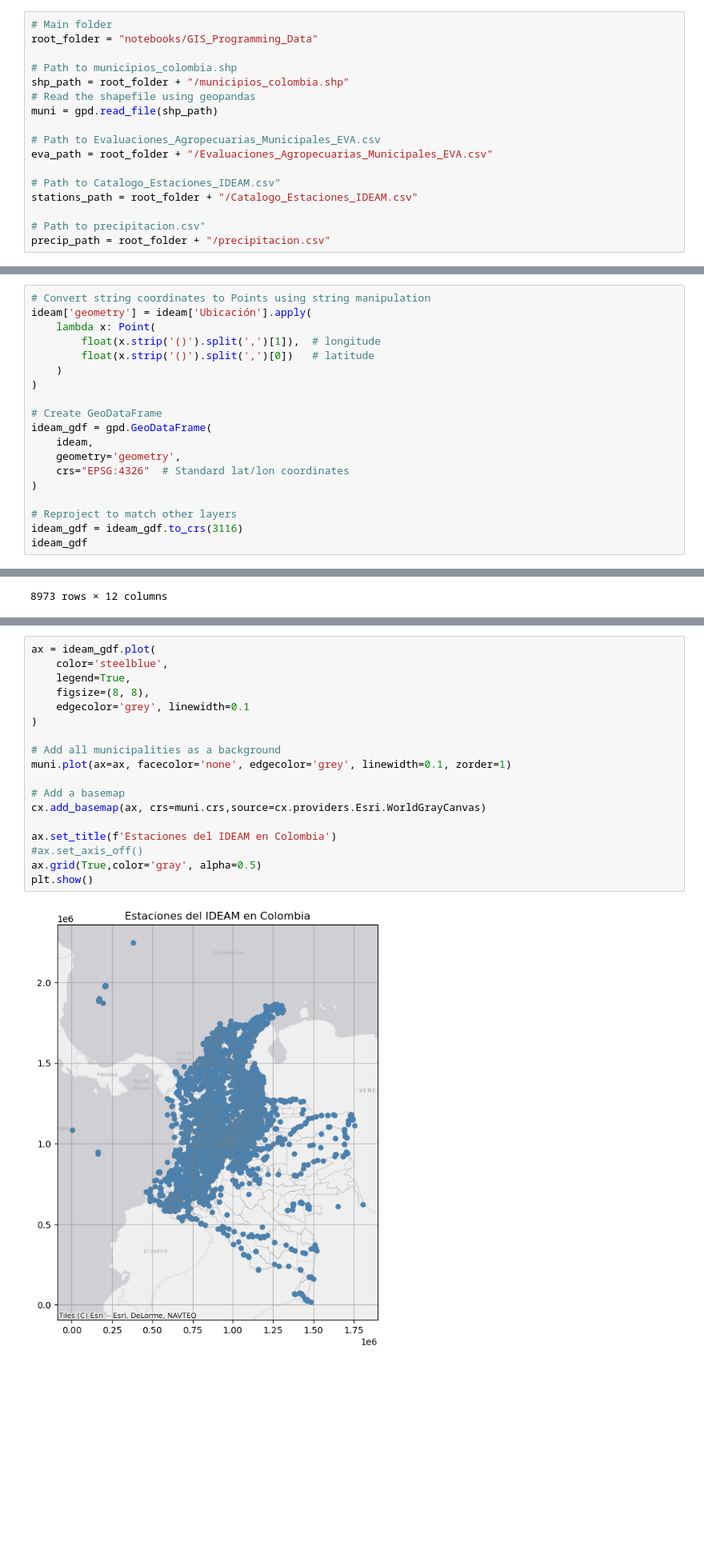
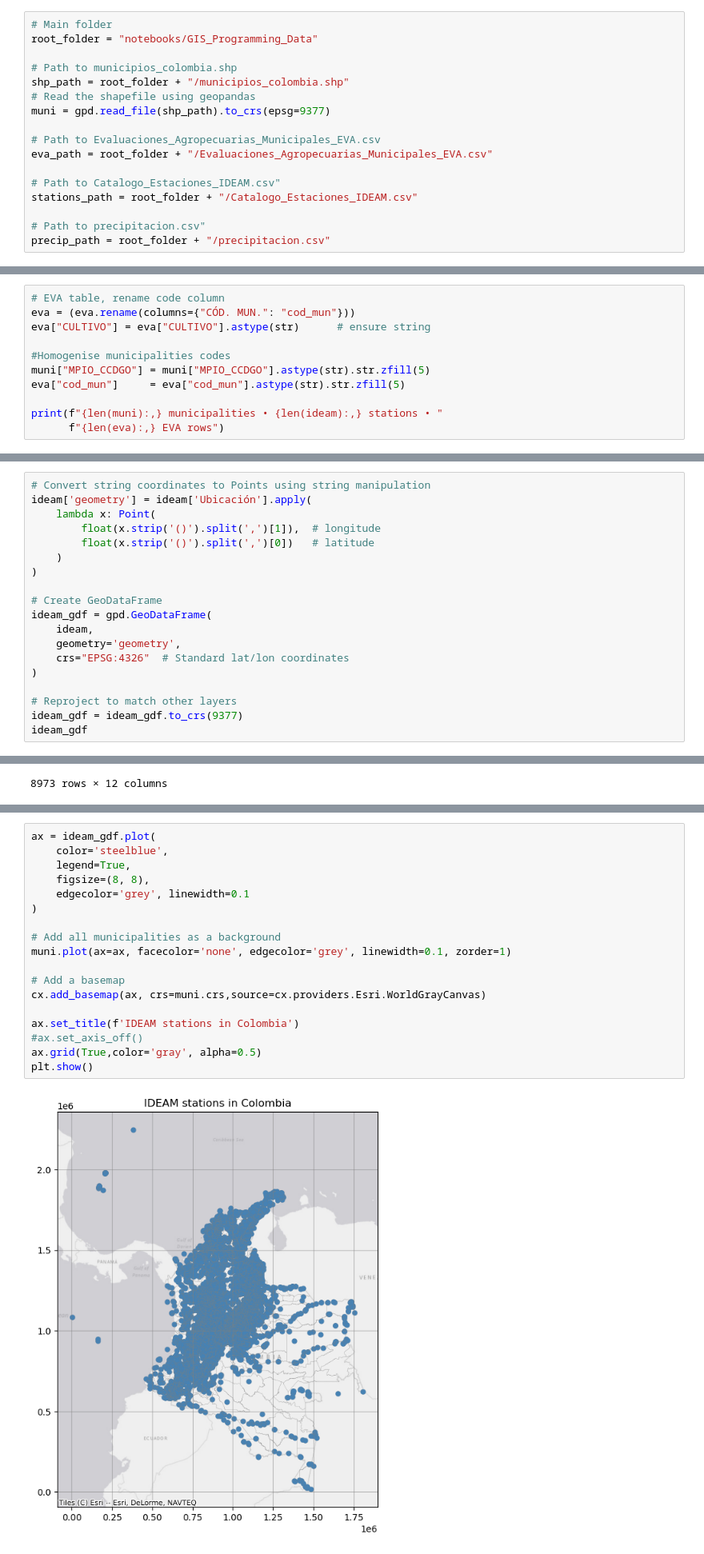
Before and after one commit to aliciaarevalor/PS, a Jupyter notebook: Workshop2_AliciaArevalo.ipynb, the cells around one changed output, grey strips where cells are left out. Shown: that part at 80% size. Saved outputs shown, nothing was run; the diff lists cells and outputs as text; blank space fills up the shorter version.

```diff
--- a/Workshop2_AliciaArevalo.ipynb
+++ b/Workshop2_AliciaArevalo.ipynb
@@ -22,7 +26,7 @@ root_folder = "notebooks/GIS_Programming_Data"
 # Path to municipios_colombia.shp
 shp_path = root_folder + "/municipios_colombia.shp"
 # Read the shapefile using geopandas
-muni = gpd.read_file(shp_path)
+muni = gpd.read_file(shp_path).to_crs(epsg=9377)
 
 # Path to Evaluaciones_Agropecuarias_Municipales_EVA.csv
 eva_path = root_folder + "/Evaluaciones_Agropecuarias_Municipales_EVA.csv"
@@ -40,0 +47,11 @@ precip= pd.read_csv(precip_path, encoding='utf-8')
+# %%
+# EVA table, rename code column
+eva = (eva.rename(columns={"CÓD. MUN.": "cod_mun"}))
+eva["CULTIVO"] = eva["CULTIVO"].astype(str)      # ensure string
+
+#Homogenise municipalities codes
+muni["MPIO_CCDGO"] = muni["MPIO_CCDGO"].astype(str).str.zfill(5)
+eva["cod_mun"]     = eva["cod_mun"].astype(str).str.zfill(5)
+
+print(f"{len(muni):,} municipalities • {len(ideam):,} stations • "
+      f"{len(eva):,} EVA rows")
@@ -57,7 +76,7 @@ ideam_gdf = gpd.GeoDataFrame(
 )
 
 # Reproject to match other layers
-ideam_gdf = ideam_gdf.to_crs(3116)
+ideam_gdf = ideam_gdf.to_crs(9377)
 ideam_gdf
 # %% [output]
 |  | Codigo | Nombre | Categoria | Estado | Departamento | Municipio | Ubicación | Altitud | Fecha_instalacion | ... |
@@ -78,20 +97,20 @@ ideam_gdf
 # %%
 ax = ideam_gdf.plot(
     color='steelblue',
     legend=True,
     figsize=(8, 8),
     edgecolor='grey', linewidth=0.1
 )
 
 # Add all municipalities as a background
 muni.plot(ax=ax, facecolor='none', edgecolor='grey', linewidth=0.1, zorder=1)
 
 # Add a basemap
 cx.add_basemap(ax, crs=muni.crs,source=cx.providers.Esri.WorldGrayCanvas)
 
-ax.set_title(f'Estaciones del IDEAM en Colombia')
+ax.set_title(f'IDEAM stations in Colombia')
 #ax.set_axis_off()
 ax.grid(True,color='gray', alpha=0.5)
 plt.show()
 # %% [output]
-[figure, old version]
+[figure, new version]
```
Also changed, not shown: parts of 22 cells of this notebook.
